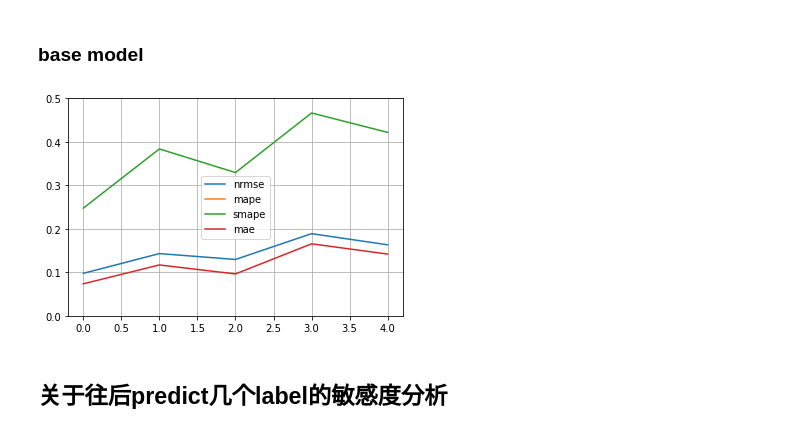
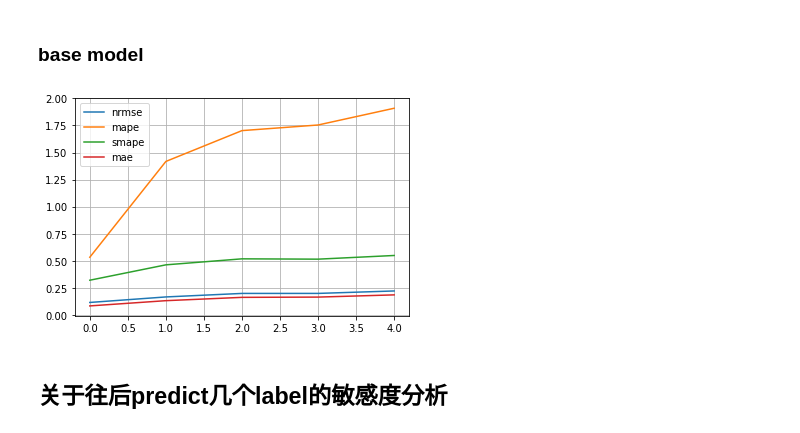
Before and after one commit to khzhang2/BDA_traffic, a Jupyter notebook: sensitivity analysis.ipynb, the cells around one changed output. Cells and saved outputs as stored; diff of their text form; code cells hidden in the pictures.

```diff
--- a/sensitivity analysis.ipynb
+++ b/sensitivity analysis.ipynb
@@ -26,7 +26,7 @@ config_df
 # %% [markdown]
 # 对于每个detector
 # %%
-det = 3
+det = 8
 data_det = config_df.loc[config_df['detector']==det]
 data_det
 # %% [output]
@@ -53,7 +53,7 @@ data_det
 def plot_pre(t_pre):
     data_det_pre = data_det.loc[data_det['t_pre']==t_pre]
 
-    s_a = pd.DataFrame([], columns=['mu', 't_pre', 'nrmse', 'mape', 'smape', 'mae'])
+    s_a = pd.DataFrame([], columns=['mu', 't_pre', 'run', 'nrmse', 'mape', 'smape', 'mae'])
 
     for i in range(len(data_det_pre)):
         folder_name = 'run' + str(data_det_pre.iloc[i, 0])
@@ -66,7 +66,7 @@ def plot_pre(t_pre):
         smape = bda_utils.smape_loss_func(pred_bda, g_t_bda, 0)
         mae = bda_utils.mae_loss_func(pred_bda, g_t_bda, 0)
 
-        s_a.loc[i, :] = np.array([mu, t_pre, nrmse, mape, smape, mae])
+        s_a.loc[i, :] = np.array([mu, t_pre, data_det_pre.iloc[i, 0], nrmse, mape, smape, mae])
 
 #     s_a[['nrmse', 'mape', 'smape', 'mae']].plot()
     return s_a
@@ -75,33 +94,33 @@ min_loss_df = pd.DataFrame([], columns=['nrmse', 'mape', 'smape', 'mae'])
 
 for t_pre in range(3, 8):
     s_a_pre = plot_pre(t_pre)
-    loss_min = np.min(s_a_pre.to_numpy(), axis=0)[2:]
+    loss_min = np.min(s_a_pre.to_numpy(), axis=0)[3:]
     min_loss_df.loc[t_pre-3, :] = loss_min
 # %% [markdown]
 ### base model
 # %%
 config_df_base = pd.read_csv('./runs_base/config_df_base.csv', index_col=0)
 data_base_det = config_df_base.loc[config_df_base['detector']==det]
 s_a_l_base = pd.DataFrame([], columns=['t_pre', 'nrmse', 'mape', 'smape', 'mae'])
 
 for i in range(len(data_base_det)):
     folder_name = 'run' + str(data_base_det.iloc[i, 0])
     t_pre = data_base_det.iloc[i, 2]
 
     g_t_base = pd.read_csv('./runs_base/'+folder_name+'/base_regression_g_t.csv', header=None).to_numpy()
     pred_base = pd.read_csv('./runs_base/'+folder_name+'/base_regression_pred_result.csv', header=None).to_numpy()
     nrmse = bda_utils.nrmse_loss_func(pred_base, g_t_base, 0)
     mape = bda_utils.mape_loss_func(pred_base, g_t_base, 0)
     smape = bda_utils.smape_loss_func(pred_base, g_t_base, 0)
     mae = bda_utils.mae_loss_func(pred_base, g_t_base, 0)
 
     s_a_l_base.loc[i, :] = np.array([t_pre, nrmse, mape, smape, mae])
 
 s_a_l_base[['nrmse', 'mape', 'smape', 'mae']].plot()
-plt.ylim(0, 0.5)
+# plt.ylim(0, 0.5)
 plt.grid()
 # %% [output]
-[figure, old version]
+[figure, new version]
 # %% [markdown]
 ## 关于往后predict几个label的敏感度分析
 # %% [markdown]
```
Also changed, not shown: parts of 24 cells of this notebook.
